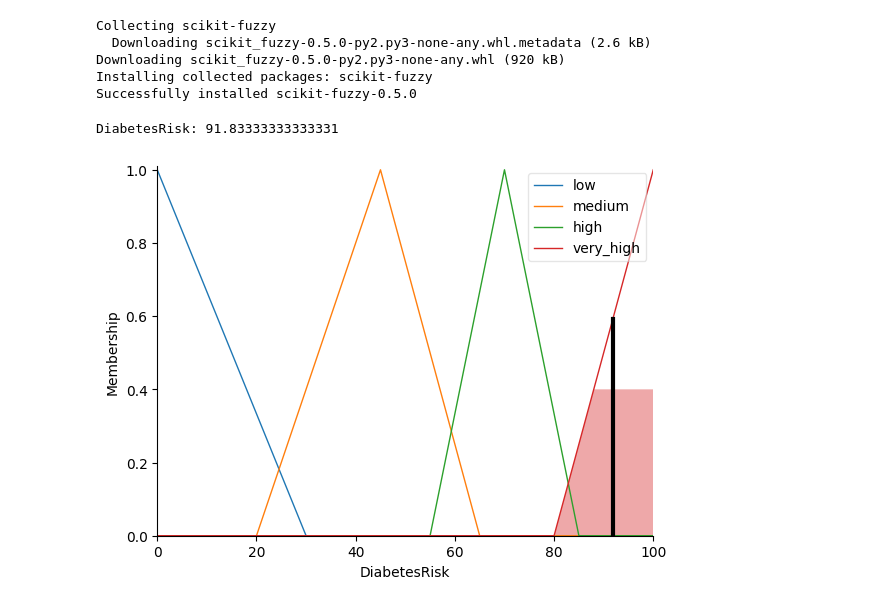
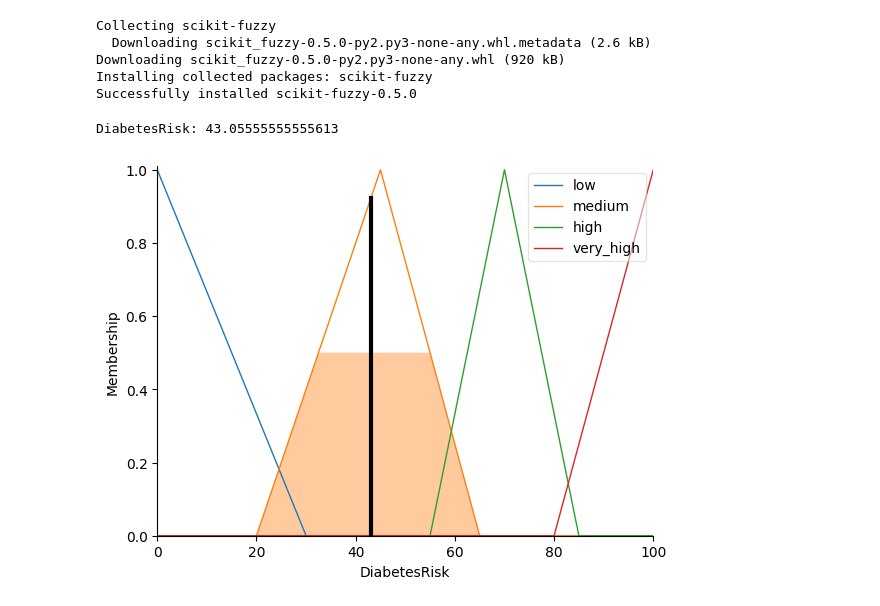
Before and after one commit to Trieu1020/baitapAI1, a Jupyter notebook: AI5.ipynb, the cells around one changed output. Drawn from its saved outputs; the diff is of its cells as text; code cells hidden in the pictures.

```diff
--- a/AI5.ipynb
+++ b/AI5.ipynb
@@ -42,36 +42,36 @@ Fatigue['high'] = fuzz.trimf(Fatigue.universe, [6, 10, 10])
 DiabetesRisk['low'] = fuzz.trimf(DiabetesRisk.universe, [0, 0, 30])
 DiabetesRisk['medium'] = fuzz.trimf(DiabetesRisk.universe, [20, 45, 65])
 DiabetesRisk['high'] = fuzz.trimf(DiabetesRisk.universe, [55, 70, 85])
 DiabetesRisk['very_high'] = fuzz.trimf(DiabetesRisk.universe, [80, 100, 100])
 
 rules = [
     ctrl.Rule(BloodSugar['very_high'] & UrinationFreq['often'], DiabetesRisk['very_high']),
     ctrl.Rule(BloodSugar['very_high'] & UrinationFreq['sometimes'], DiabetesRisk['high']),
     ctrl.Rule(BloodSugar['high'] & UrinationFreq['often'], DiabetesRisk['high']),
     ctrl.Rule(BloodSugar['normal'] & UrinationFreq['rarely'], DiabetesRisk['low']),
     ctrl.Rule(BloodSugar['very_high'] & BMI['obese'], DiabetesRisk['very_high']),
     ctrl.Rule(BloodSugar['very_high'] & BMI['overweight'], DiabetesRisk['high']),
     ctrl.Rule(BloodSugar['high'] & BMI['overweight'], DiabetesRisk['high']),
     ctrl.Rule(BloodSugar['high'] & BMI['normal'], DiabetesRisk['medium']),
     ctrl.Rule(BloodSugar['normal'] & BMI['normal'], DiabetesRisk['low']),
     ctrl.Rule(BloodSugar['very_high'] & Fatigue['high'], DiabetesRisk['very_high']),
     ctrl.Rule(BloodSugar['high'] & Fatigue['high'], DiabetesRisk['high']),
     ctrl.Rule(BloodSugar['high'] & Fatigue['moderate'], DiabetesRisk['medium']),
     ctrl.Rule(BloodSugar['normal'] & Fatigue['low'], DiabetesRisk['low']),
 ]
 
 control_system = ctrl.ControlSystem(rules)
 fuzzy_system = ctrl.ControlSystemSimulation(control_system)
 
-fuzzy_system.input['BloodSugar'] = 280
-fuzzy_system.input['UrinationFreq'] = 38
-fuzzy_system.input['BMI'] = 9
-fuzzy_system.input['Fatigue'] = 9
+fuzzy_system.input['BloodSugar'] = 180
+fuzzy_system.input['UrinationFreq'] = 5
+fuzzy_system.input['BMI'] = 24
+fuzzy_system.input['Fatigue'] = 5
 
 fuzzy_system.compute()
 
 print('DiabetesRisk:',fuzzy_system.output['DiabetesRisk'])
 DiabetesRisk.view(sim=fuzzy_system)
 # %% [output]
-DiabetesRisk: 91.83333333333331
+DiabetesRisk: 43.05555555555613
-[figure, old version]
+[figure, new version]
```
Also changed, not shown: parts of 1 cell of this notebook.
